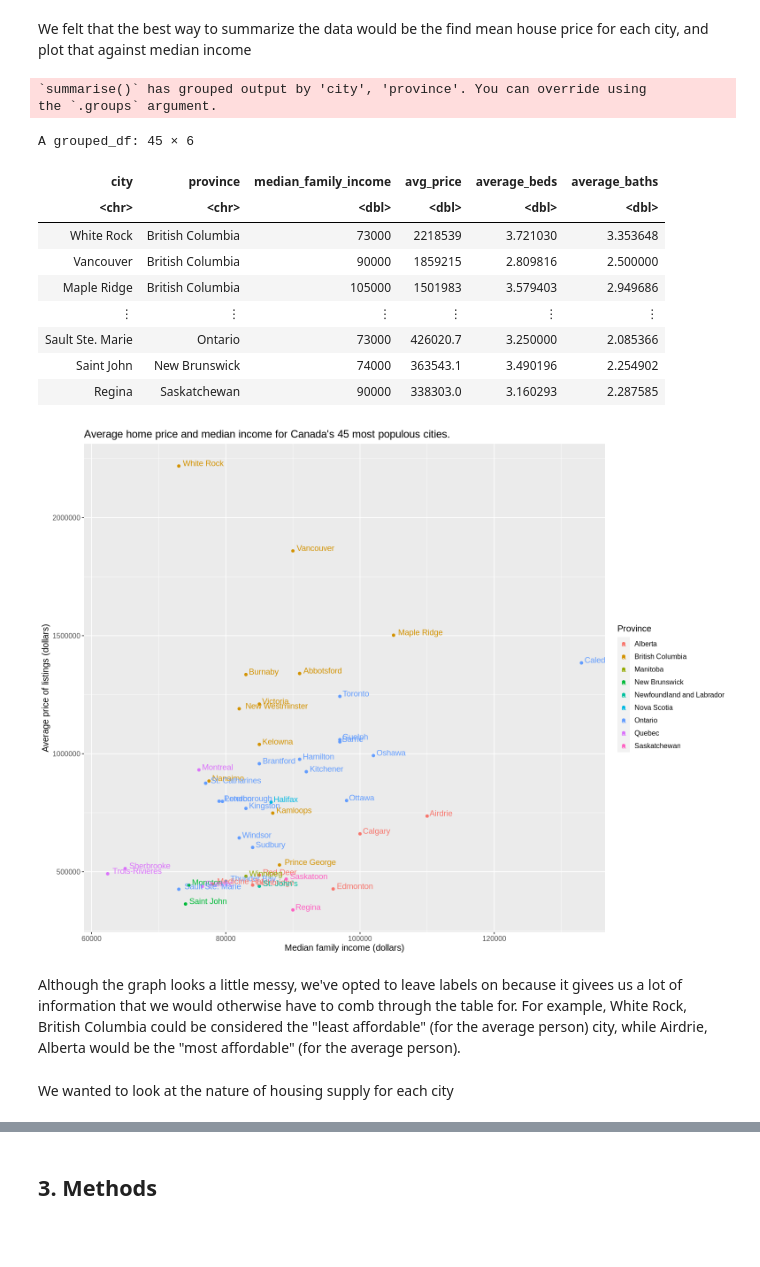
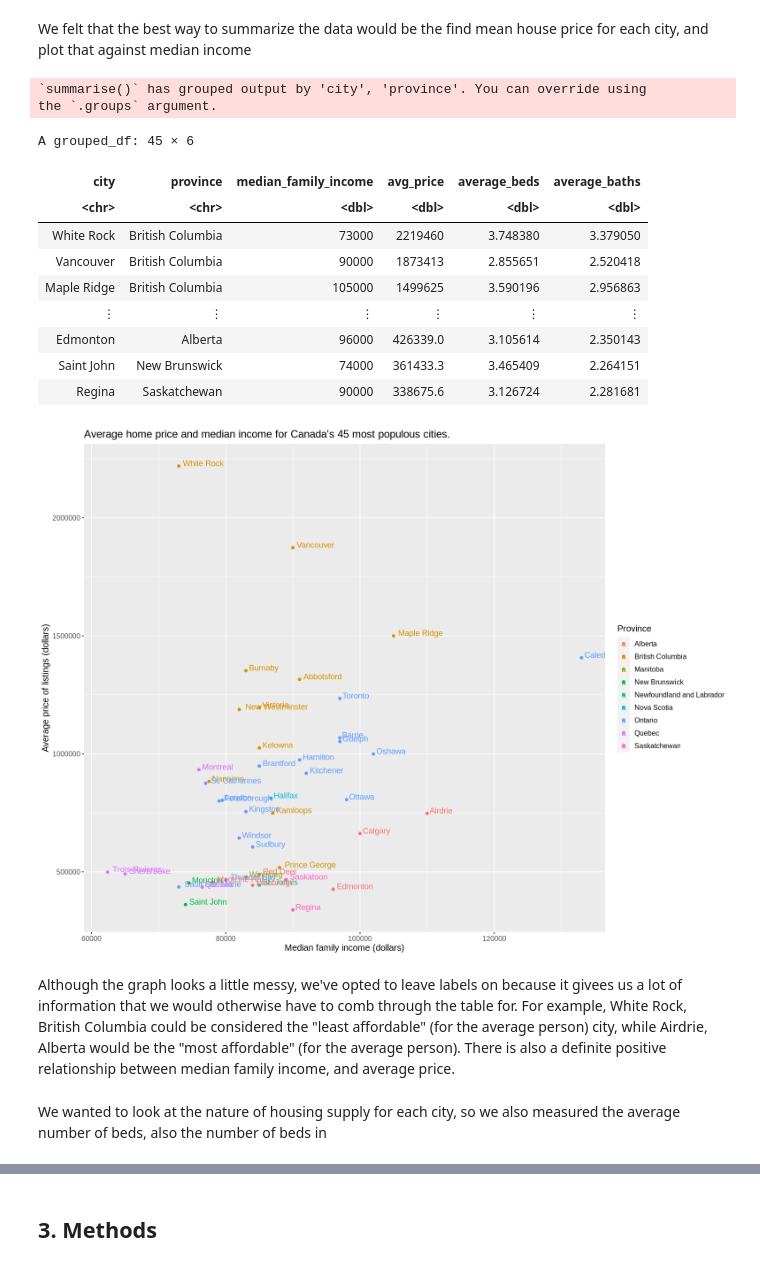
Before and after one commit to slappyslop/dsci-100-002-033, a Jupyter notebook: group_proj_proposal.ipynb, the cells around one changed output, grey strips where cells are left out. Cells and saved outputs as stored; diff of their text form; code cells hidden in the pictures; blank space fills up the shorter version.

```diff
--- a/group_proj_proposal.ipynb
+++ b/group_proj_proposal.ipynb
@@ -80,36 +80,42 @@ housing_clean <- housing_filter |> filter(!(city %in% c("Saskatoon", "Winnipeg",
 We felt that the best way to summarize the data would be the find mean house price for each city, and plot that against median income
 # %%
 options(repr.plot.height = 10, repr.plot.width = 13)
-table_avg_price <- housing_clean |>
+housing_split <- initial_split(housing_clean, prop =0.8, strata = price)
+housing_train <- training(housing_split)
+housing_test <- testing(housing_split)
+
+
+
+table_avg_price <- housing_train |>
 group_by(city, province, median_family_income) |>
 summarize(avg_price = mean(price), average_beds = mean(number_beds), average_baths = mean(number_baths)) |>
 arrange(-avg_price)
 table_avg_price
 
 
 avg_price_plot <- ggplot(table_avg_price, aes(x = median_family_income, y = avg_price, color = province, label = city)) + geom_point() +
                 labs(x = "Median family income (dollars)", y = "Average price of listings (dollars)", color = "Province",
                     title = "Average home price and median income for Canada's 45 most populous cities.") + geom_text(hjust = -0.1, vjust = 0) +
                 theme(text = element_text(size = 12))
 avg_price_plot
 # %% [output]
 `summarise()` has grouped output by 'city', 'province'. You can override using
 the `.groups` argument.
 A grouped_df: 45 × 6
 | city | province | median_family_income | avg_price | average_beds | average_baths |
 | <chr> | <chr> | <dbl> | <dbl> | <dbl> | <dbl> |
-| White Rock | British Columbia | 73000 | 2218539 | 3.721030 | 3.353648 |
-| Vancouver | British Columbia | 90000 | 1859215 | 2.809816 | 2.500000 |
-| Maple Ridge | British Columbia | 105000 | 1501983 | 3.579403 | 2.949686 |
+| White Rock | British Columbia | 73000 | 2219460 | 3.748380 | 3.379050 |
+| Vancouver | British Columbia | 90000 | 1873413 | 2.855651 | 2.520418 |
+| Maple Ridge | British Columbia | 105000 | 1499625 | 3.590196 | 2.956863 |
 | ⋮ | ⋮ | ⋮ | ⋮ | ⋮ | ⋮ |
-| Sault Ste. Marie | Ontario | 73000 | 426020.7 | 3.250000 | 2.085366 |
-| Saint John | New Brunswick | 74000 | 363543.1 | 3.490196 | 2.254902 |
-| Regina | Saskatchewan | 90000 | 338303.0 | 3.160293 | 2.287585 |
+| Edmonton | Alberta | 96000 | 426339.0 | 3.105614 | 2.350143 |
+| Saint John | New Brunswick | 74000 | 361433.3 | 3.465409 | 2.264151 |
+| Regina | Saskatchewan | 90000 | 338675.6 | 3.126724 | 2.281681 |
-[figure, old version]
+[figure, new version]
 # %% [markdown]
-Although the graph looks a little messy, we've opted to leave labels on because it givees us a lot of information that we would otherwise have to comb through the table for. For example, White Rock, British Columbia could be considered the "least affordable" (for the average person) city, while Airdrie, Alberta would be the "most affordable" (for the average person).
+Although the graph looks a little messy, we've opted to leave labels on because it givees us a lot of information that we would otherwise have to comb through the table for. For example, White Rock, British Columbia could be considered the "least affordable" (for the average person) city, while Airdrie, Alberta would be the "most affordable" (for the average person). There is also a definite positive relationship between median family income, and average price.
 # %% [markdown]
-We wanted to look at the nature of housing supply for each city
+We wanted to look at the nature of housing supply for each city, so we also measured the average number of beds, also the number of beds in
 # %%
 average_bed_plot <- ggplot(table_avg_price, aes(y = fct_reorder(city, province), x = average_beds, fill = province)) +
                     geom_bar(stat = "identity") +
```
Also changed, not shown: parts of 3 cells of this notebook.
